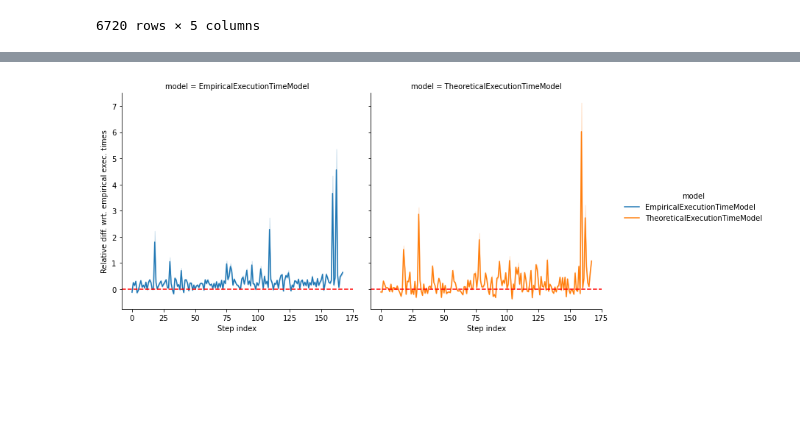
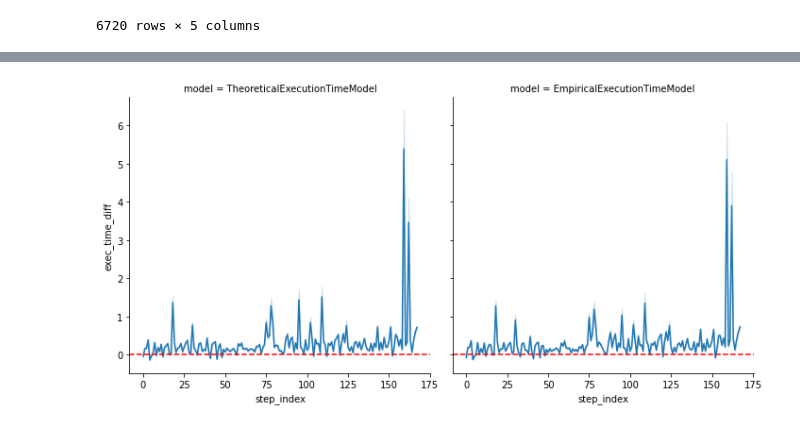
Before and after one commit to vnmo/EdgeDroid2, a Jupyter notebook: analysis/models.ipynb, the cells around one changed output, grey strips where cells are left out. Saved outputs shown, nothing was run; the diff lists cells and outputs as text; code cells hidden in the pictures; blank space fills up the shorter version.

Commit message:
trying to figure out whats wrong with model

```diff
--- a/analysis/models.ipynb
+++ b/analysis/models.ipynb
@@ -131,16 +129,12 @@ EmpiricalExecutionTimeModel relative to empirical data --- mean = 0.313 | std =
 # %%
 fg = sns.relplot(
+    x='step_index',
+    y='exec_time_diff',
     kind='line',
-    x='step',
-    y='exec_time_diff',
-    col='model',
-    hue='model',
-    data=df
+    data=results,
+    col='model'
 )
-fg.set_axis_labels('Step index', 'Relative diff. wrt. empirical exec. times',)
 fg.refline(y=0, color='red')
-# fg.figure.tight_layout()
-fg.figure.savefig('./diff_over_time.png')
 plt.show()
 # %% [output]
-[figure, old version]
+[figure, new version]
```
Also changed, not shown: parts of 14 cells of this notebook, 4 other files.
